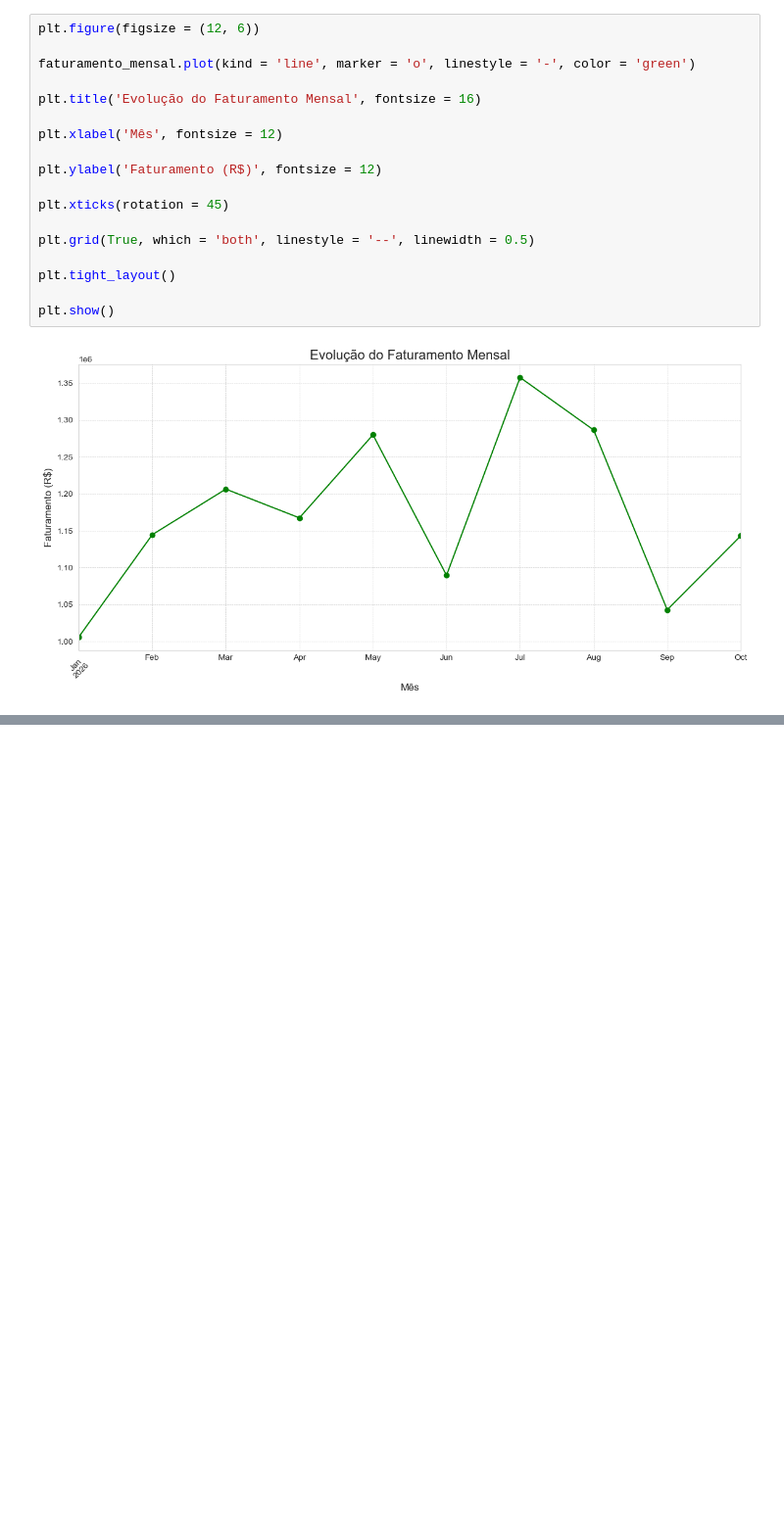
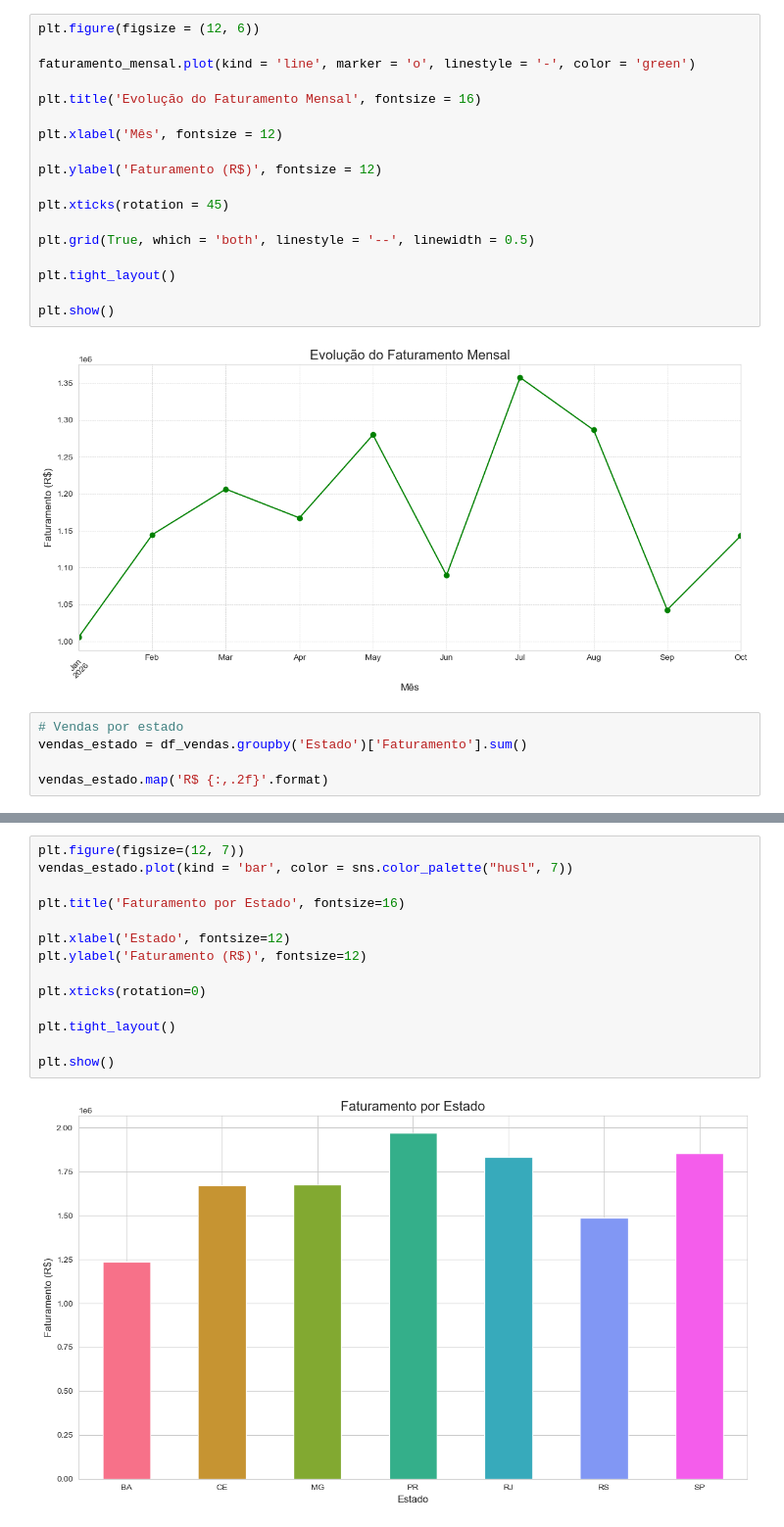
Before and after one commit to alissonmoreira7/analise-vendas-ecommerce, a Jupyter notebook: Analise_Vendas_Ecommerce.ipynb, the cells around one changed output, grey strips where cells are left out. Shown: that part at 98% size. Drawn from its saved outputs; the diff is of its cells as text; blank space fills up the shorter version.

Commit message:
Terceira Análise Realizada: Faturamento por Estado

```diff
--- a/Analise_Vendas_Ecommerce.ipynb
+++ b/Analise_Vendas_Ecommerce.ipynb
@@ -194,3 +194,8 @@ plt.tight_layout()
 plt.show()
 # %% [output]
 [figure]
+# %%
+# Vendas por estado
+vendas_estado = df_vendas.groupby('Estado')['Faturamento'].sum()
+
+vendas_estado.map('R$ {:,.2f}'.format)
@@ -196,0 +212,16 @@ plt.show()
+# %%
+plt.figure(figsize=(12, 7))
+vendas_estado.plot(kind = 'bar', color = sns.color_palette("husl", 7))
+
+plt.title('Faturamento por Estado', fontsize=16)
+
+plt.xlabel('Estado', fontsize=12)
+plt.ylabel('Faturamento (R$)', fontsize=12)
+
+plt.xticks(rotation=0)
+
+plt.tight_layout()
+
+plt.show()
+# %% [output]
+[figure, added]
```
Also changed, not shown: parts of 1 cell of this notebook.
